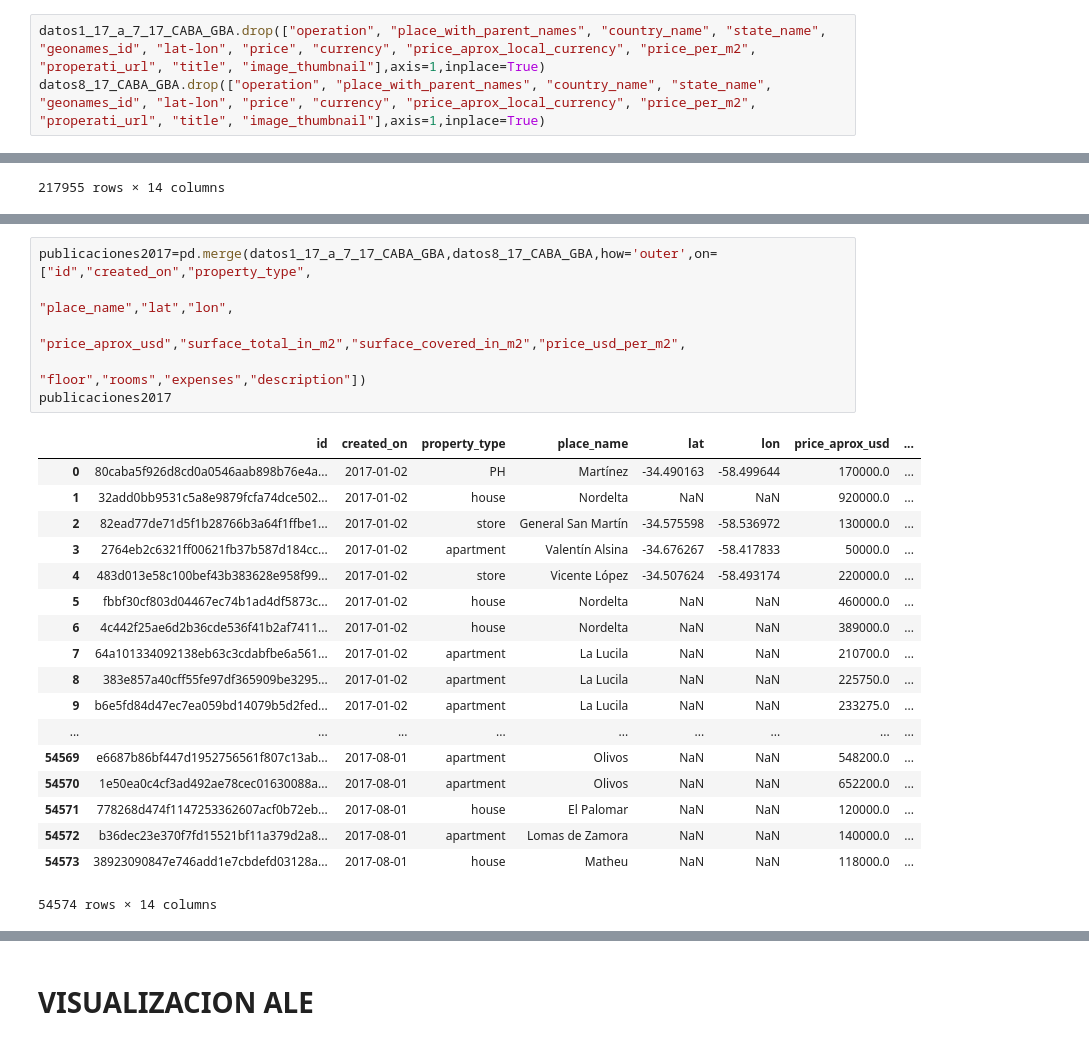
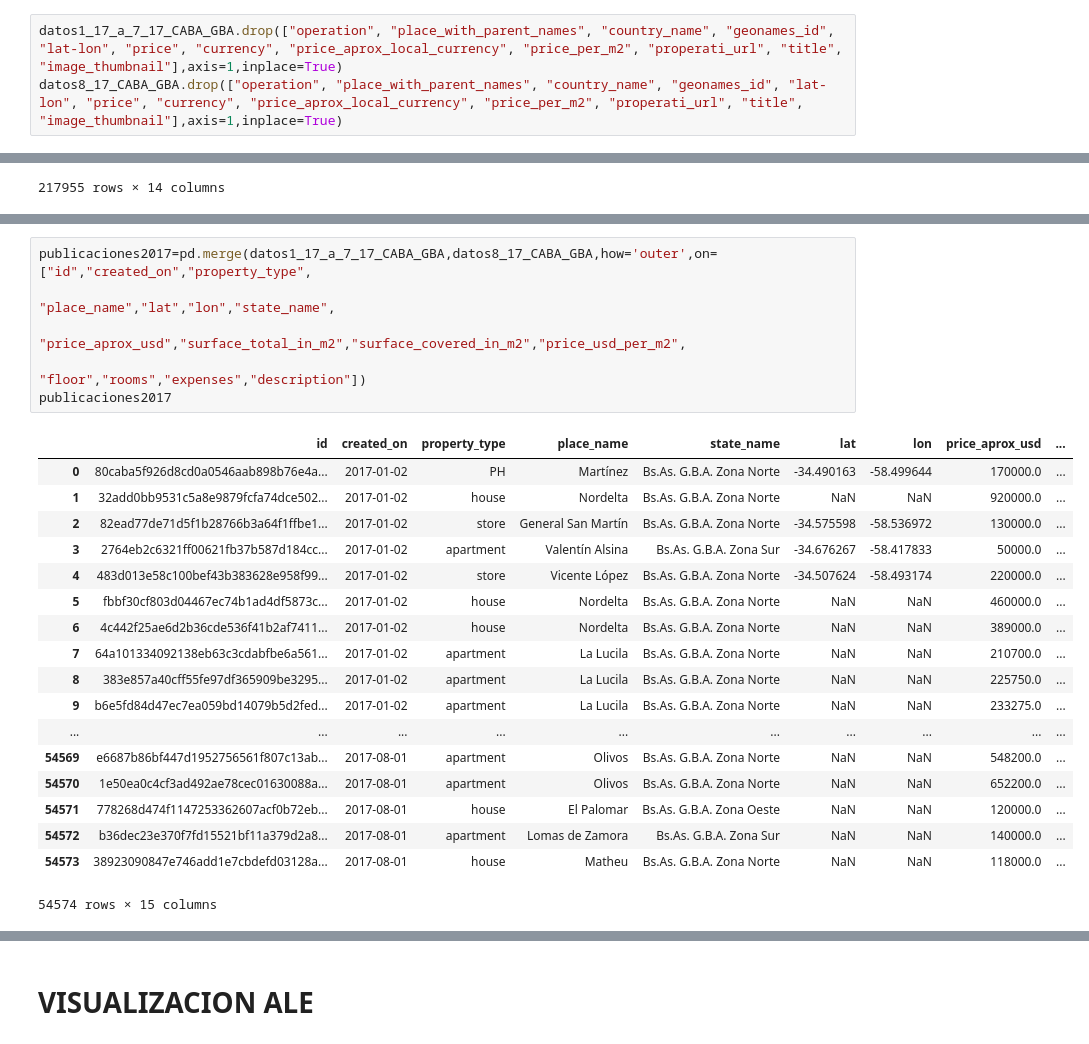
Before and after one commit to ariel55/survivingdata, a Jupyter notebook: Tp1_sherly.ipynb, the cells around one changed output, grey strips where cells are left out. Saved outputs shown, nothing was run; the diff lists cells and outputs as text.

```diff
--- a/Tp1_sherly.ipynb
+++ b/Tp1_sherly.ipynb
@@ -193,8 +193,8 @@ A value is trying to be set on a copy of a slice from a DataFrame
 See the caveats in the documentation: http://pandas.pydata.org/pandas-docs/stable/indexing.html#indexing-view-versus-copy
   if sys.path[0] == '':
 # %%
-datos1_17_a_7_17_CABA_GBA.drop(["operation", "place_with_parent_names", "country_name", "state_name", "geonames_id", "lat-lon", "price", "currency", "price_aprox_local_currency", "price_per_m2", "properati_url", "title", "image_thumbnail"],axis=1,inplace=True)
-datos8_17_CABA_GBA.drop(["operation", "place_with_parent_names", "country_name", "state_name", "geonames_id", "lat-lon", "price", "currency", "price_aprox_local_currency", "price_per_m2", "properati_url", "title", "image_thumbnail"],axis=1,inplace=True)
+datos1_17_a_7_17_CABA_GBA.drop(["operation", "place_with_parent_names", "country_name", "geonames_id", "lat-lon", "price", "currency", "price_aprox_local_currency", "price_per_m2", "properati_url", "title", "image_thumbnail"],axis=1,inplace=True)
+datos8_17_CABA_GBA.drop(["operation", "place_with_parent_names", "country_name", "geonames_id", "lat-lon", "price", "currency", "price_aprox_local_currency", "price_per_m2", "properati_url", "title", "image_thumbnail"],axis=1,inplace=True)
 # %% [output]
 A value is trying to be set on a copy of a slice from a DataFrame
 
@@ -477,25 +477,25 @@ publicaciones2016
 # %%
 publicaciones2017=pd.merge(datos1_17_a_7_17_CABA_GBA,datos8_17_CABA_GBA,how='outer',on=["id","created_on","property_type",
-                                                                                "place_name","lat","lon",
+                                                                                "place_name","lat","lon","state_name",
                                                                                 "price_aprox_usd","surface_total_in_m2","surface_covered_in_m2","price_usd_per_m2",
                                                                                 "floor","rooms","expenses","description"])
 publicaciones2017
 # %% [output]
-|  | id | created_on | property_type | place_name | lat | lon | price_aprox_usd | ... |
-| 0 | 80caba5f926d8cd0a0546aab898b76e4a... | 2017-01-02 | PH | Martínez | -34.490163 | -58.499644 | 170000.0 | ... |
-| 1 | 32add0bb9531c5a8e9879fcfa74dce502... | 2017-01-02 | house | Nordelta | NaN | NaN | 920000.0 | ... |
-| 2 | 82ead77de71d5f1b28766b3a64f1ffbe1... | 2017-01-02 | store | General San Martín | -34.575598 | -58.536972 | 130000.0 | ... |
-| 3 | 2764eb2c6321ff00621fb37b587d184cc... | 2017-01-02 | apartment | Valentín Alsina | -34.676267 | -58.417833 | 50000.0 | ... |
-| 4 | 483d013e58c100bef43b383628e958f99... | 2017-01-02 | store | Vicente López | -34.507624 | -58.493174 | 220000.0 | ... |
-| 5 | fbbf30cf803d04467ec74b1ad4df5873c... | 2017-01-02 | house | Nordelta | NaN | NaN | 460000.0 | ... |
-| 6 | 4c442f25ae6d2b36cde536f41b2af7411... | 2017-01-02 | house | Nordelta | NaN | NaN | 389000.0 | ... |
-| 7 | 64a101334092138eb63c3cdabfbe6a561... | 2017-01-02 | apartment | La Lucila | NaN | NaN | 210700.0 | ... |
-| 8 | 383e857a40cff55fe97df365909be3295... | 2017-01-02 | apartment | La Lucila | NaN | NaN | 225750.0 | ... |
-| 9 | b6e5fd84d47ec7ea059bd14079b5d2fed... | 2017-01-02 | apartment | La Lucila | NaN | NaN | 233275.0 | ... |
-| ... | ... | ... | ... | ... | ... | ... | ... | ... |
-| 54569 | e6687b86bf447d1952756561f807c13ab... | 2017-08-01 | apartment | Olivos | NaN | NaN | 548200.0 | ... |
-| 54570 | 1e50ea0c4cf3ad492ae78cec01630088a... | 2017-08-01 | apartment | Olivos | NaN | NaN | 652200.0 | ... |
-| 54571 | 778268d474f1147253362607acf0b72eb... | 2017-08-01 | house | El Palomar | NaN | NaN | 120000.0 | ... |
-| 54572 | b36dec23e370f7fd15521bf11a379d2a8... | 2017-08-01 | apartment | Lomas de Zamora | NaN | NaN | 140000.0 | ... |
-| 54573 | 38923090847e746add1e7cbdefd03128a... | 2017-08-01 | house | Matheu | NaN | NaN | 118000.0 | ... |
+|  | id | created_on | property_type | place_name | state_name | lat | lon | price_aprox_usd | ... |
+| 0 | 80caba5f926d8cd0a0546aab898b76e4a... | 2017-01-02 | PH | Martínez | Bs.As. G.B.A. Zona Norte | -34.490163 | -58.499644 | 170000.0 | ... |
+| 1 | 32add0bb9531c5a8e9879fcfa74dce502... | 2017-01-02 | house | Nordelta | Bs.As. G.B.A. Zona Norte | NaN | NaN | 920000.0 | ... |
+| 2 | 82ead77de71d5f1b28766b3a64f1ffbe1... | 2017-01-02 | store | General San Martín | Bs.As. G.B.A. Zona Norte | -34.575598 | -58.536972 | 130000.0 | ... |
+| 3 | 2764eb2c6321ff00621fb37b587d184cc... | 2017-01-02 | apartment | Valentín Alsina | Bs.As. G.B.A. Zona Sur | -34.676267 | -58.417833 | 50000.0 | ... |
+| 4 | 483d013e58c100bef43b383628e958f99... | 2017-01-02 | store | Vicente López | Bs.As. G.B.A. Zona Norte | -34.507624 | -58.493174 | 220000.0 | ... |
+| 5 | fbbf30cf803d04467ec74b1ad4df5873c... | 2017-01-02 | house | Nordelta | Bs.As. G.B.A. Zona Norte | NaN | NaN | 460000.0 | ... |
+| 6 | 4c442f25ae6d2b36cde536f41b2af7411... | 2017-01-02 | house | Nordelta | Bs.As. G.B.A. Zona Norte | NaN | NaN | 389000.0 | ... |
+| 7 | 64a101334092138eb63c3cdabfbe6a561... | 2017-01-02 | apartment | La Lucila | Bs.As. G.B.A. Zona Norte | NaN | NaN | 210700.0 | ... |
+| 8 | 383e857a40cff55fe97df365909be3295... | 2017-01-02 | apartment | La Lucila | Bs.As. G.B.A. Zona Norte | NaN | NaN | 225750.0 | ... |
+| 9 | b6e5fd84d47ec7ea059bd14079b5d2fed... | 2017-01-02 | apartment | La Lucila | Bs.As. G.B.A. Zona Norte | NaN | NaN | 233275.0 | ... |
+| ... | ... | ... | ... | ... | ... | ... | ... | ... | ... |
+| 54569 | e6687b86bf447d1952756561f807c13ab... | 2017-08-01 | apartment | Olivos | Bs.As. G.B.A. Zona Norte | NaN | NaN | 548200.0 | ... |
+| 54570 | 1e50ea0c4cf3ad492ae78cec01630088a... | 2017-08-01 | apartment | Olivos | Bs.As. G.B.A. Zona Norte | NaN | NaN | 652200.0 | ... |
+| 54571 | 778268d474f1147253362607acf0b72eb... | 2017-08-01 | house | El Palomar | Bs.As. G.B.A. Zona Oeste | NaN | NaN | 120000.0 | ... |
+| 54572 | b36dec23e370f7fd15521bf11a379d2a8... | 2017-08-01 | apartment | Lomas de Zamora | Bs.As. G.B.A. Zona Sur | NaN | NaN | 140000.0 | ... |
+| 54573 | 38923090847e746add1e7cbdefd03128a... | 2017-08-01 | house | Matheu | Bs.As. G.B.A. Zona Norte | NaN | NaN | 118000.0 | ... |
-54574 rows × 14 columns
+54574 rows × 15 columns
```
Also changed, not shown: parts of 20 cells of this notebook.
